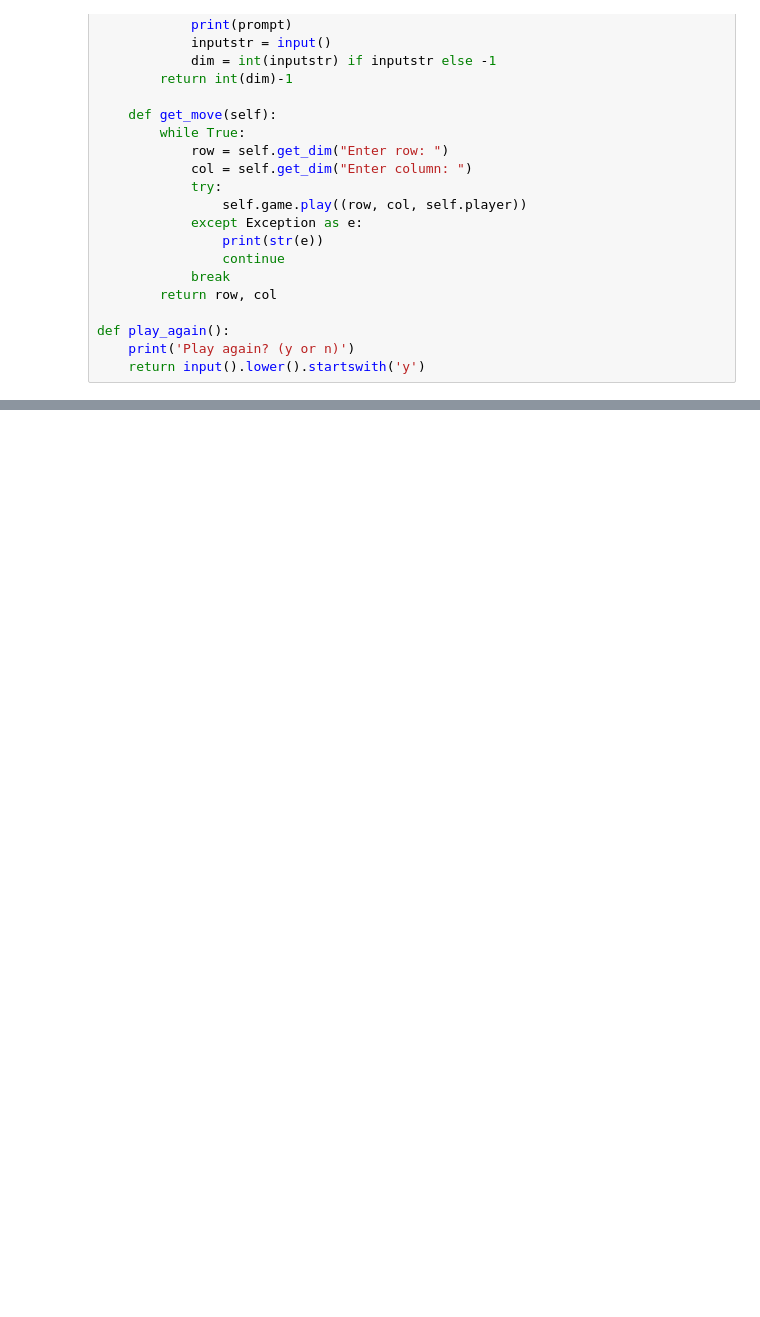
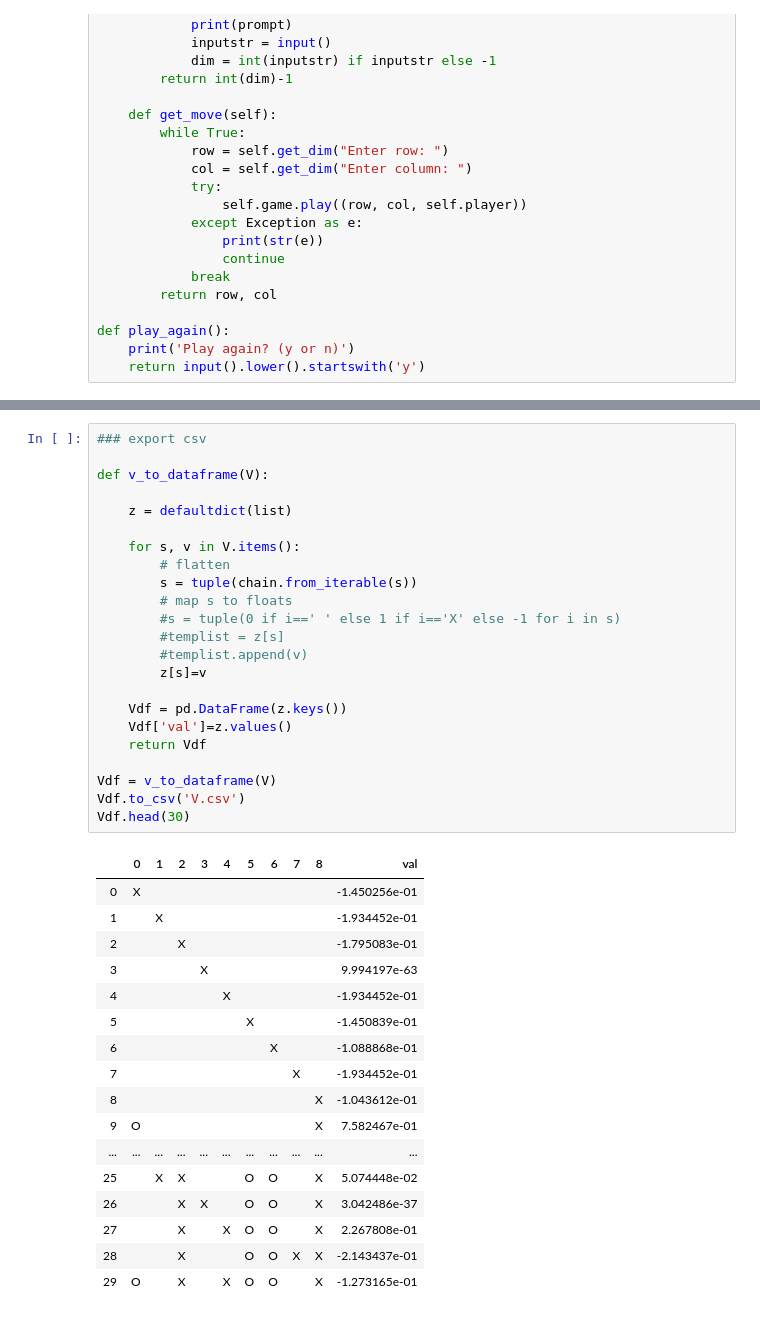
Before and after one commit to druce/rl, a Jupyter notebook: Tic-Tac-Toe.ipynb, the cells around one changed output, grey strips where cells are left out. Saved outputs shown, nothing was run; the diff lists cells and outputs as text; blank space fills up the shorter version.

```diff
--- a/Tic-Tac-Toe.ipynb
+++ b/Tic-Tac-Toe.ipynb
@@ -547,0 +482,41 @@ while True:
+# %%
+### export csv
+
+def v_to_dataframe(V):
+
+    z = defaultdict(list)
+
+    for s, v in V.items():
+        # flatten
+        s = tuple(chain.from_iterable(s))
+        # map s to floats
+        #s = tuple(0 if i==' ' else 1 if i=='X' else -1 for i in s)
+        #templist = z[s]
+        #templist.append(v)
+        z[s]=v
+
+    Vdf = pd.DataFrame(z.keys())
+    Vdf['val']=z.values()
+    return Vdf
+
+Vdf = v_to_dataframe(V)
+Vdf.to_csv('V.csv')
+Vdf.head(30)
+# %% [output]
+|  | 0 | 1 | 2 | 3 | 4 | 5 | 6 | 7 | 8 | val |
+| 0 | X |  |  |  |  |  |  |  |  | -1.450256e-01 |
+| 1 |  | X |  |  |  |  |  |  |  | -1.934452e-01 |
+| 2 |  |  | X |  |  |  |  |  |  | -1.795083e-01 |
+| 3 |  |  |  | X |  |  |  |  |  | 9.994197e-63 |
+| 4 |  |  |  |  | X |  |  |  |  | -1.934452e-01 |
+| 5 |  |  |  |  |  | X |  |  |  | -1.450839e-01 |
+| 6 |  |  |  |  |  |  | X |  |  | -1.088868e-01 |
+| 7 |  |  |  |  |  |  |  | X |  | -1.934452e-01 |
+| 8 |  |  |  |  |  |  |  |  | X | -1.043612e-01 |
+| 9 | O |  |  |  |  |  |  |  | X | 7.582467e-01 |
+| ... | ... | ... | ... | ... | ... | ... | ... | ... | ... | ... |
+| 25 |  | X | X |  |  | O | O |  | X | 5.074448e-02 |
+| 26 |  |  | X | X |  | O | O |  | X | 3.042486e-37 |
+| 27 |  |  | X |  | X | O | O |  | X | 2.267808e-01 |
+| 28 |  |  | X |  |  | O | O | X | X | -2.143437e-01 |
+| 29 | O |  | X |  | X | O | O |  | X | -1.273165e-01 |
```
Also changed, not shown: parts of 18 cells of this notebook, 3 other files.
